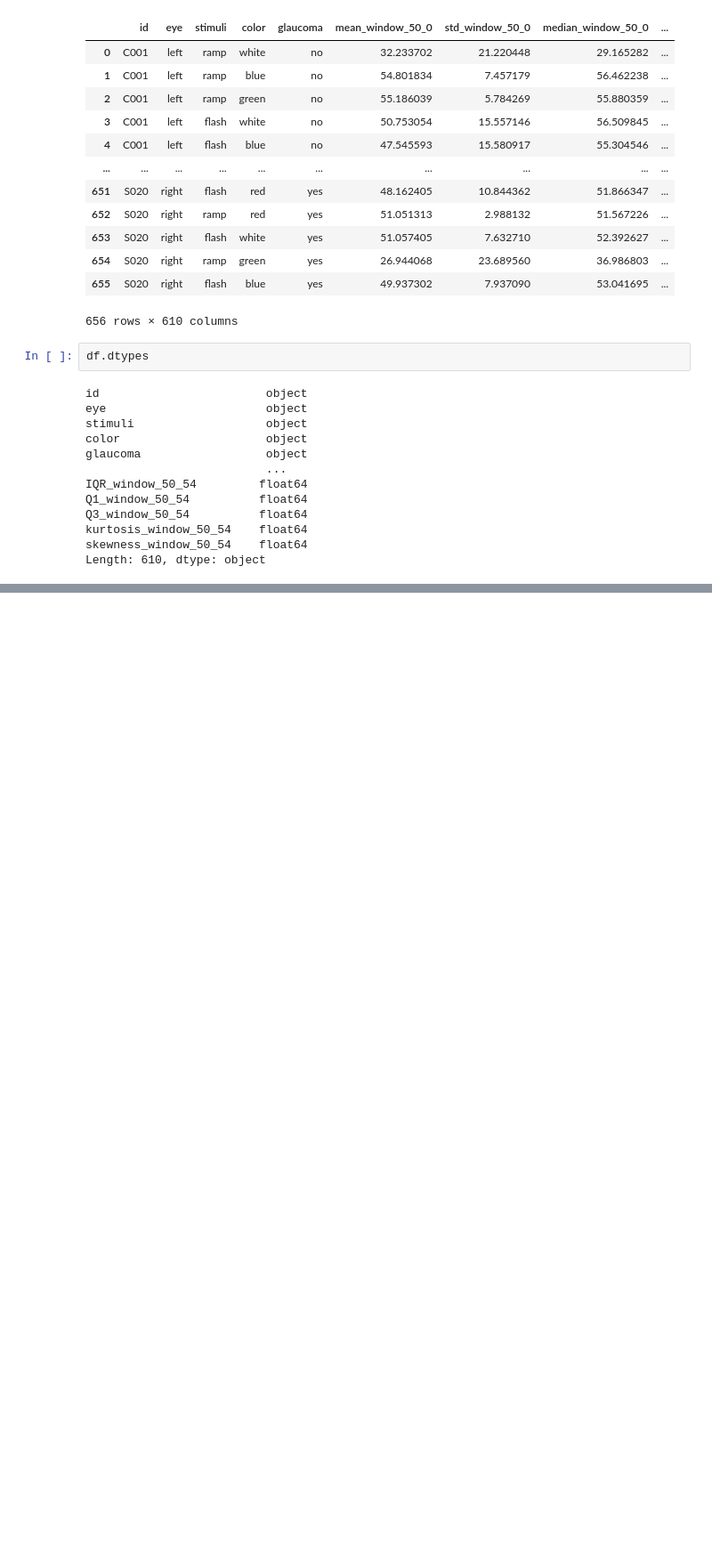
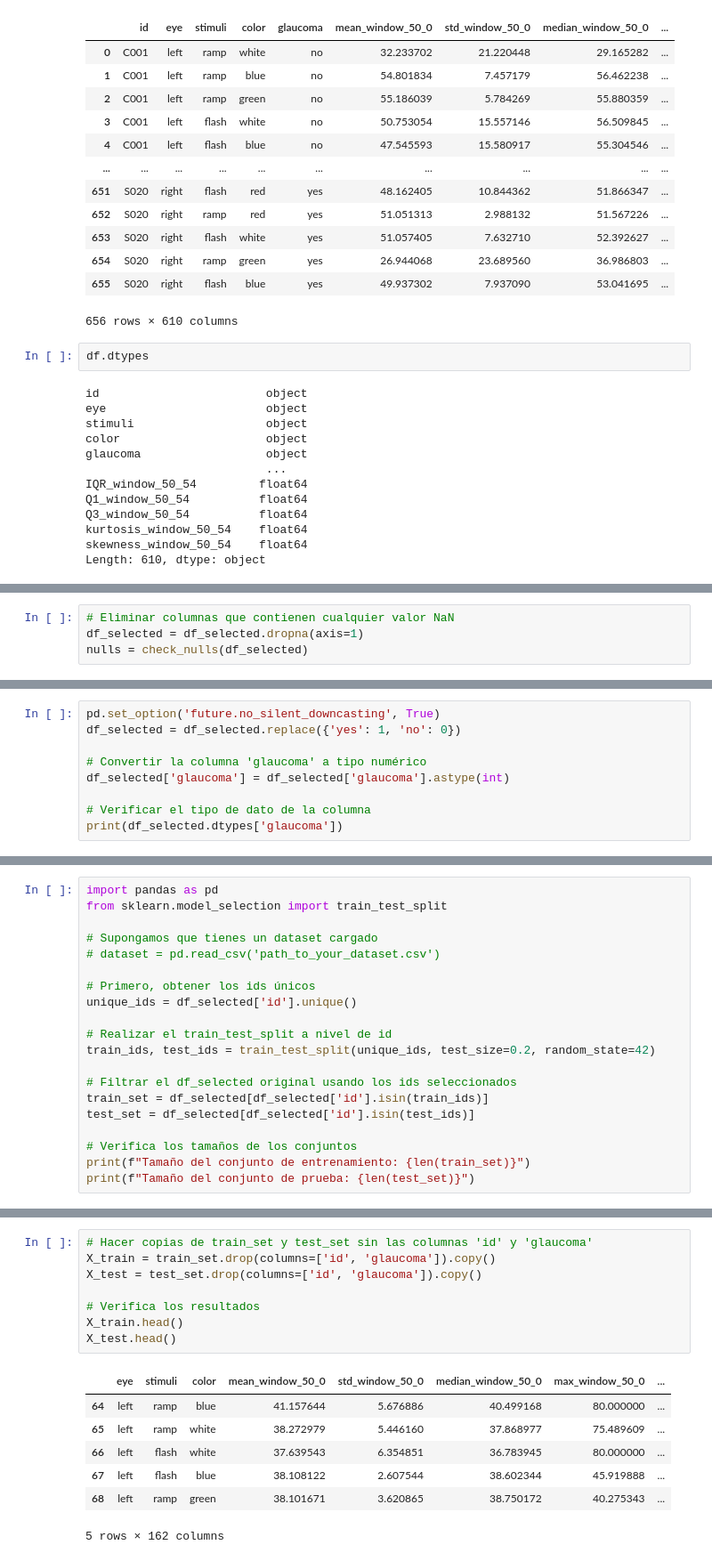
Before and after one commit to Manelzc/Trabajo_de_Titulo_PLR_ML, a Jupyter notebook: exploration.ipynb, the cells around one changed output, grey strips where cells are left out. Shown: that part at 89% size. Saved outputs shown, nothing was run; the diff lists cells and outputs as text; blank space fills up the shorter version.

```diff
--- a/exploration.ipynb
+++ b/exploration.ipynb
@@ -38,0 +106,4 @@ Length: 610, dtype: object
+# %%
+# Eliminar columnas que contienen cualquier valor NaN
+df_selected = df_selected.dropna(axis=1)
+nulls = check_nulls(df_selected)
@@ -38,0 +124,9 @@ Length: 610, dtype: object
+# %%
+pd.set_option('future.no_silent_downcasting', True)
+df_selected = df_selected.replace({'yes': 1, 'no': 0})
+
+# Convertir la columna 'glaucoma' a tipo numérico
+df_selected['glaucoma'] = df_selected['glaucoma'].astype(int)
+
+# Verificar el tipo de dato de la columna
+print(df_selected.dtypes['glaucoma'])
@@ -38,0 +158,20 @@ Length: 610, dtype: object
+# %%
+import pandas as pd
+from sklearn.model_selection import train_test_split
+
+# Supongamos que tienes un dataset cargado
+# dataset = pd.read_csv('path_to_your_dataset.csv')
+
+# Primero, obtener los ids únicos
+unique_ids = df_selected['id'].unique()
+
+# Realizar el train_test_split a nivel de id
+train_ids, test_ids = train_test_split(unique_ids, test_size=0.2, random_state=42)
+
+# Filtrar el df_selected original usando los ids seleccionados
+train_set = df_selected[df_selected['id'].isin(train_ids)]
+test_set = df_selected[df_selected['id'].isin(test_ids)]
+
+# Verifica los tamaños de los conjuntos
+print(f"Tamaño del conjunto de entrenamiento: {len(train_set)}")
+print(f"Tamaño del conjunto de prueba: {len(test_set)}")
@@ -39 +261,17 @@ Length: 610, dtype: object
+# %%
+# Hacer copias de train_set y test_set sin las columnas 'id' y 'glaucoma'
+X_train = train_set.drop(columns=['id', 'glaucoma']).copy()
+X_test = test_set.drop(columns=['id', 'glaucoma']).copy()
+
+# Verifica los resultados
+X_train.head()
+X_test.head()
+# %% [output]
+|  | eye | stimuli | color | mean_window_50_0 | std_window_50_0 | median_window_50_0 | max_window_50_0 | ... |
+| 64 | left | ramp | blue | 41.157644 | 5.676886 | 40.499168 | 80.000000 | ... |
+| 65 | left | ramp | white | 38.272979 | 5.446160 | 37.868977 | 75.489609 | ... |
+| 66 | left | flash | white | 37.639543 | 6.354851 | 36.783945 | 80.000000 | ... |
+| 67 | left | flash | blue | 38.108122 | 2.607544 | 38.602344 | 45.919888 | ... |
+| 68 | left | ramp | green | 38.101671 | 3.620865 | 38.750172 | 40.275343 | ... |
+5 rows × 162 columns
 # %%
```
Also changed, not shown: parts of 49 cells of this notebook.
